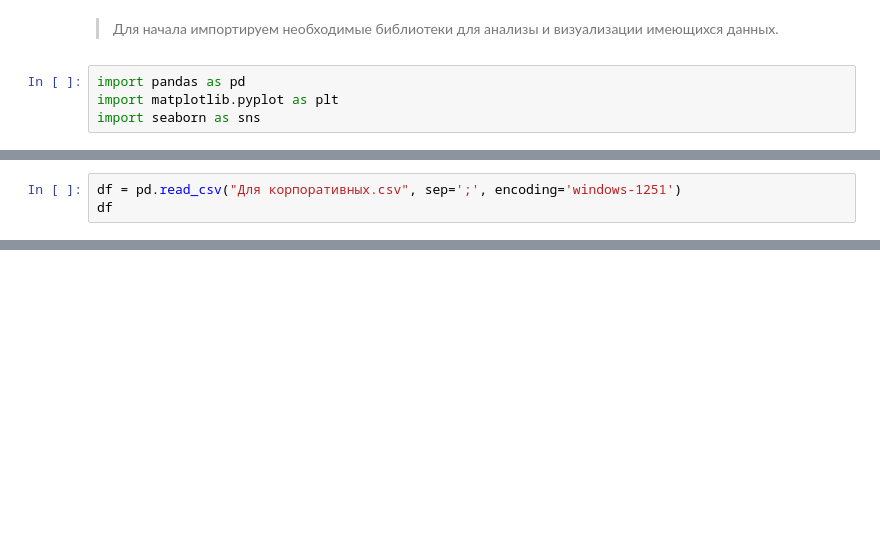
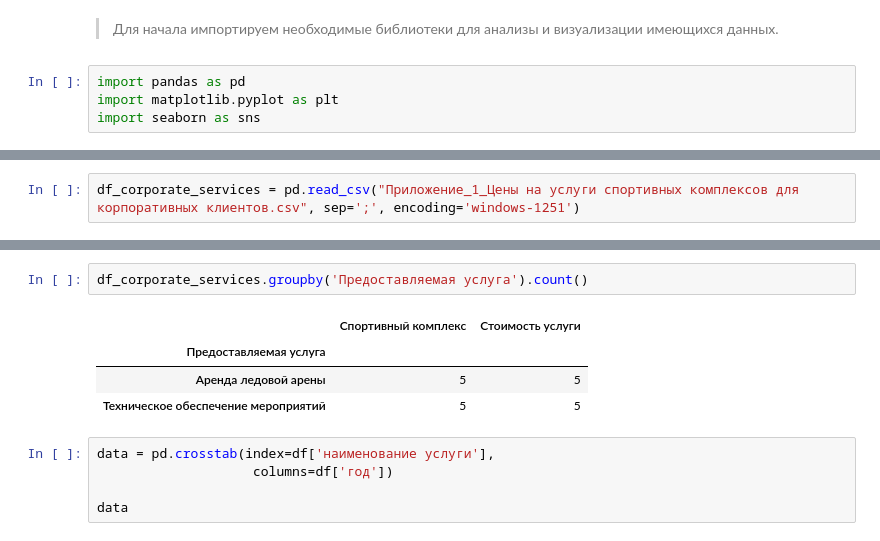
Before and after one commit to AleksandraPetrova97/graduate-project-analyst, a Jupyter notebook: 2 Практическая часть/Диаграмма сравнения цен на услуги спортивных комплексов для корпоративных клиентов.ipynb, the cells around one changed output, grey strips where cells are left out. Saved outputs shown, nothing was run; the diff lists cells and outputs as text; blank space fills up the shorter version.

```diff
--- a/2 Практическая часть/tabl_2.ipynb
+++ b/2 Практическая часть/Диаграмма сравнения цен на услуги спортивных комплексов для корпоративных клиентов.ipynb
@@ -15,3 +7,2 @@ import seaborn as sns
 # %%
-df = pd.read_csv("Для корпоративных.csv", sep=';', encoding='windows-1251')
-df
+df_corporate_services = pd.read_csv("Приложение_1_Цены на услуги спортивных комплексов для корпоративных клиентов.csv", sep=';', encoding='windows-1251')
@@ -30 +22,13 @@ df
+# %%
+df_corporate_services.groupby('Предоставляемая услуга').count()
+# %% [output]
+|  | Спортивный комплекс | Стоимость услуги |
+| Предоставляемая услуга |  |  |
+| Аренда ледовой арены | 5 | 5 |
+| Техническое обеспечение мероприятий | 5 | 5 |
+# %%
+data = pd.crosstab(index=df['наименование услуги'],
+                    columns=df['год'])
+
+data
 # %%
```
Also changed, not shown: parts of 5 cells of this notebook, 59 other files.
